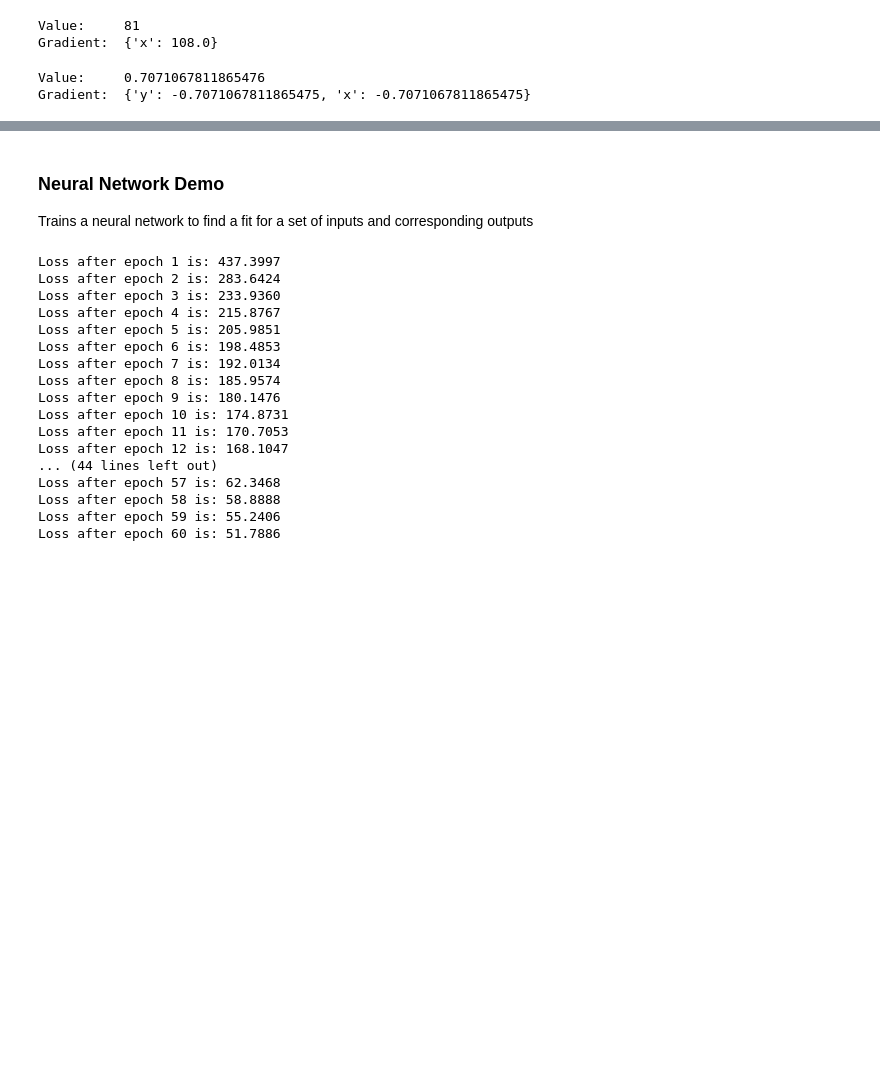
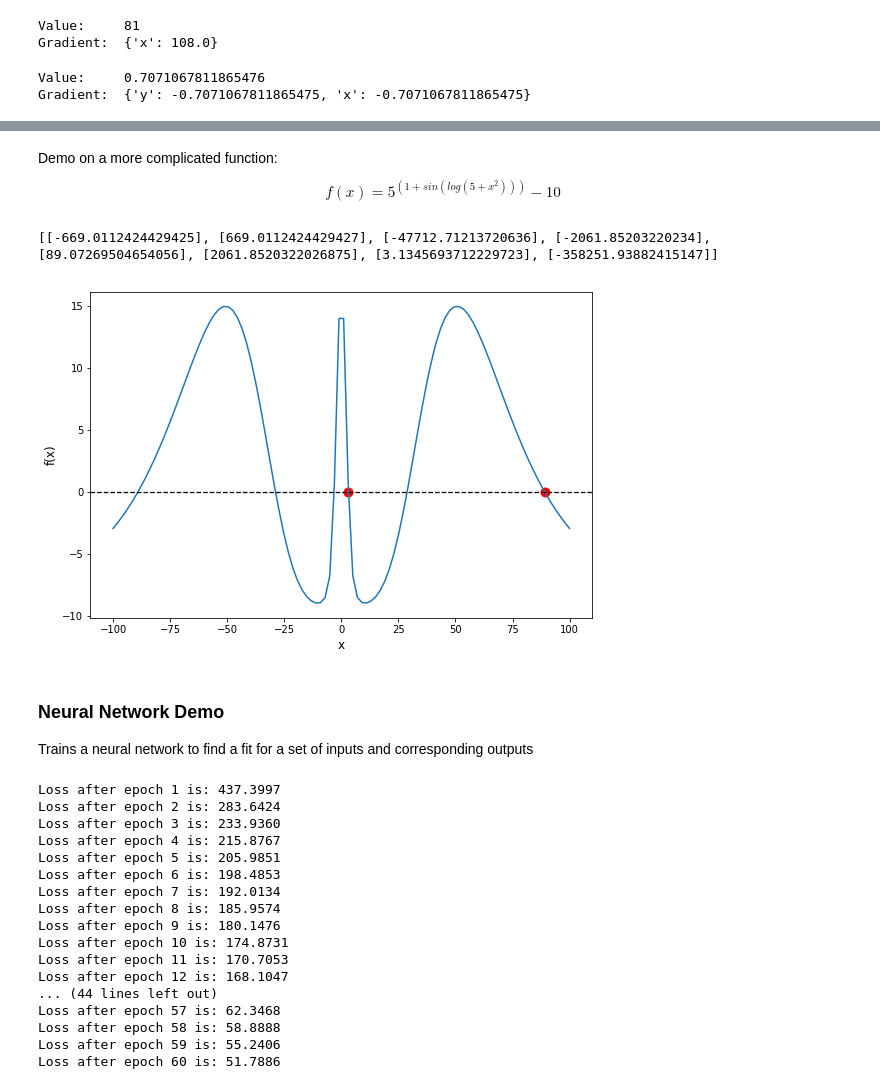
Before and after one commit to autodiff-cs207/AutoDiff, a Jupyter notebook: docs/Documentation.ipynb, the cells around one changed output, grey strips where cells are left out. Drawn from its saved outputs; the diff is of its cells as text; code cells hidden in the pictures; blank space fills up the shorter version.

```diff
--- a/docs/Documentation.ipynb
+++ b/docs/Documentation.ipynb
@@ -121,3 +134,39 @@ assert abs(roots[0][0] - (-0.6)) < tol, "Root found was incorrect"
+# %% [markdown]
+Demo on a more complicated function:
+$$
+f(x) = 5^{\left(1 + sin\left(log\left(5 + x^2\right)\right)\right)} - 10
+$$
+# %%
+x = Variable('x')
+c1 = Constant('c1', 1)
+c2 = Constant('c2', 2)
+c3 = Constant('c3', 5)
+c4 = Constant('c4', 10)
+f = c3**(c1 + mo.sin(mo.log(c3 + x**c2))) - c4
+
+vf = VectorFunction([f])
+
+tol = 1e-6
+roots = vectorNewton(vf, verbose=False)
+print(roots)
+
+for root in roots:
+    assert abs(5**(1+ np.sin(np.log(5 + root[0]**2))) - 10) < tol, "Root found was incorrect"
+
+x_vals = np.linspace(-100,100,100)
+y_vals = 5**(1+ np.sin(np.log(5 + x_vals**2))) - 10
+fig = plt.gcf()
+fig.set_size_inches(9,6)
+_ = plt.plot(x_vals, y_vals)
+_ = plt.axhline(0, color='k', ls='--', lw=1.25)
+_ = plt.ylabel('f(x)', fontsize=12)
+_ = plt.xlabel('x', fontsize=12)
+for root in roots:
+    if abs(root[0]) < 100:
+        _ = plt.scatter(root, 0, color='r', marker='o', s=80)
+# %% [output]
+[[-669.0112424429425], [669.0112424429427], [-47712.71213720636], [-2061.85203220234], [89.07269504654056], [2061.8520322026875], [3.1345693712229723], [-358251.93882415147]]
+[figure, added]
 # %% [markdown]
 ### Neural Network Demo
 Trains a neural network to find a fit for a set of inputs and corresponding outputs
```
Also changed, not shown: parts of 2 cells of this notebook.
